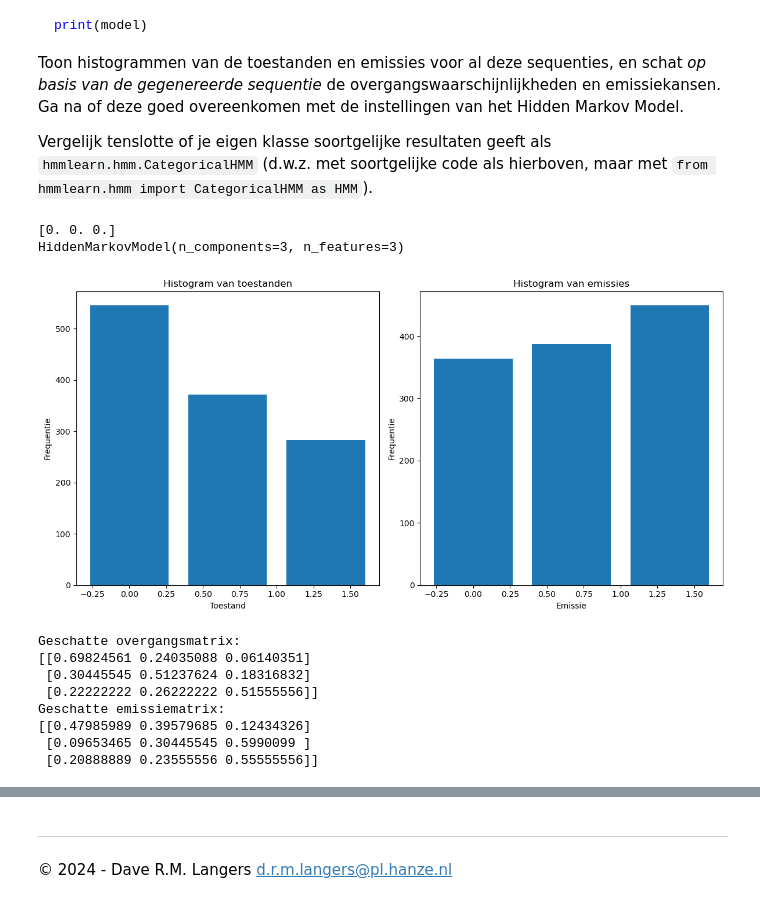
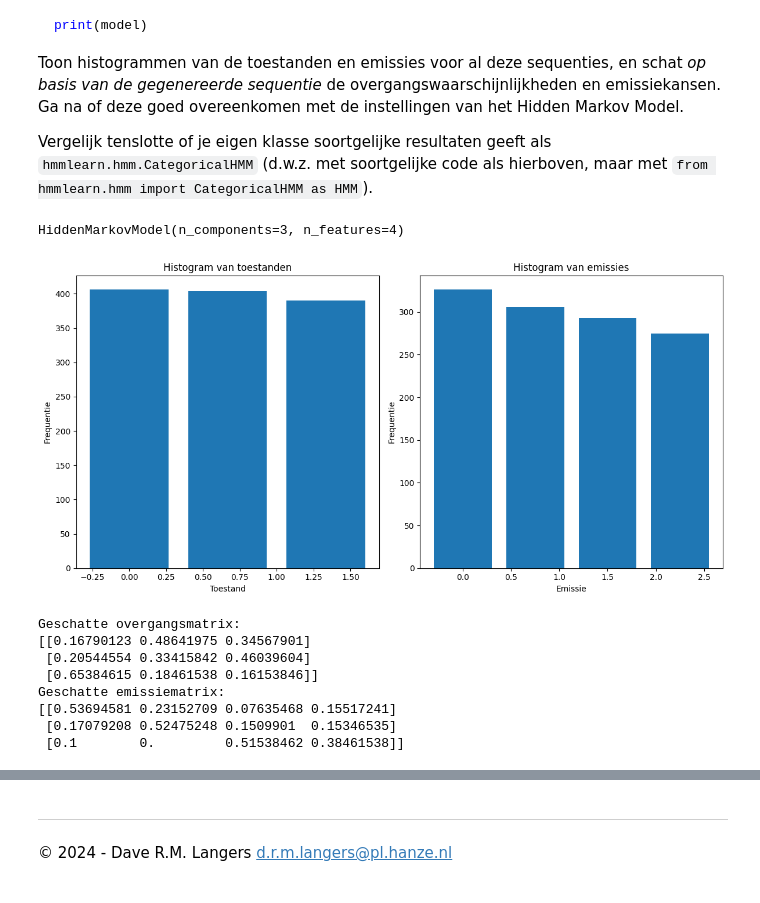
Before and after one commit to BramHanze/Modelering, a Jupyter notebook: Casus_HiddenMarkovModel_Deel1.ipynb, the cells around one changed output, grey strips where cells are left out. Cells and saved outputs as stored; diff of their text form; code cells hidden in the pictures.

```diff
--- a/Casus_HiddenMarkovModel_Deel1.ipynb
+++ b/Casus_HiddenMarkovModel_Deel1.ipynb
@@ -308,51 +308,45 @@ Vergelijk tenslotte of je eigen klasse soortgelijke resultaten geeft als `hmmlea
 import matplotlib.pyplot as plt
 from hmmmodel import HiddenMarkovModel as HMM
 
-# Initialiseer het Hidden Markov Model
-n_components = 3  # Aantal toestanden
-n_features = 3    # Aantal emissies
+n_components = 3 #Hoeveel tafels
+n_features = 4 #Hoeveel kleuren
 model = HMM(n_components=n_components, n_features=n_features)
 
-# Definieer de begintoestand, overgangswaarschijnlijkheden en emissiekansen
-model.startprob_ = np.array([0.6, 0.3, 0.1])
+model.startprob_ = np.array([1/3, 1/3, 1/3])
 model.transmat_ = np.array([
-    [0.7, 0.2, 0.1],
-    [0.3, 0.5, 0.2],
-    [0.2, 0.3, 0.5]
+    [1/6, 1/2, 1/3],
+    [1/6, 1/3, 1/2],
+    [2/3, 1/6, 1/6]
 ])
 model.emissionprob_ = np.array([
-    [0.5, 0.4, 0.1],
-    [0.1, 0.3, 0.6],
-    [0.2, 0.2, 0.6]
+    [1/2, 1/4, 1/12, 1/6],
+    [1/6, 1/2, 1/6, 1/6],
+    [1/12, 0, 1/2, 5/12]
 ])
 
-# Genereer een sequentie
 emissions, states = model.sample(1200)
 
-# Toon het model
 print(model)
 
-# Plot histogrammen
 plt.figure(figsize=(12, 6))
 
 plt.subplot(1, 2, 1)
 plt.hist(states, bins=n_components, align='left', rwidth=0.8)
 plt.title('Histogram van toestanden')
 plt.xlabel('Toestand')
 plt.ylabel('Frequentie')
 
 plt.subplot(1, 2, 2)
 plt.hist(emissions, bins=n_features, align='left', rwidth=0.8)
 plt.title('Histogram van emissies')
 plt.xlabel('Emissie')
 plt.ylabel('Frequentie')
 
 plt.tight_layout()
 plt.show()
 # %% [output]
-[0. 0. 0.]
-HiddenMarkovModel(n_components=3, n_features=3)
+HiddenMarkovModel(n_components=3, n_features=4)
-[figure, old version]
+[figure, new version]
 # %%
 def estimate_transition_matrix(states, n_components):
     counts = np.zeros((n_components, n_components))
@@ -376,12 +370,12 @@ print("Geschatte emissiematrix:")
 print(emissionprob_est)
 # %% [output]
 Geschatte overgangsmatrix:
-[[0.69824561 0.24035088 0.06140351]
- [0.30445545 0.51237624 0.18316832]
- [0.22222222 0.26222222 0.51555556]]
+[[0.16790123 0.48641975 0.34567901]
+ [0.20544554 0.33415842 0.46039604]
+ [0.65384615 0.18461538 0.16153846]]
 Geschatte emissiematrix:
-[[0.47985989 0.39579685 0.12434326]
- [0.09653465 0.30445545 0.5990099 ]
- [0.20888889 0.23555556 0.55555556]]
+[[0.53694581 0.23152709 0.07635468 0.15517241]
+ [0.17079208 0.52475248 0.1509901  0.15346535]
+ [0.1        0.         0.51538462 0.38461538]]
 # %%
 from hmmlearn.hmm import CategoricalHMM as HMM
```
Also changed, not shown: parts of 5 cells of this notebook, 1 other file.
